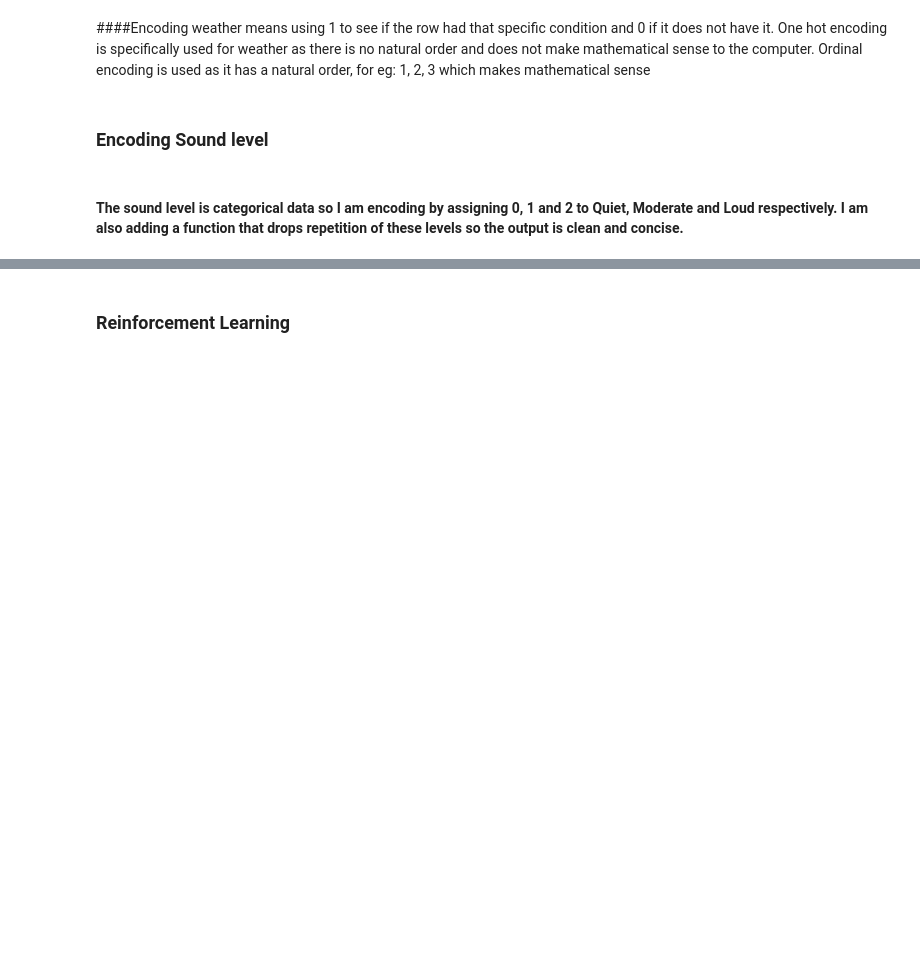
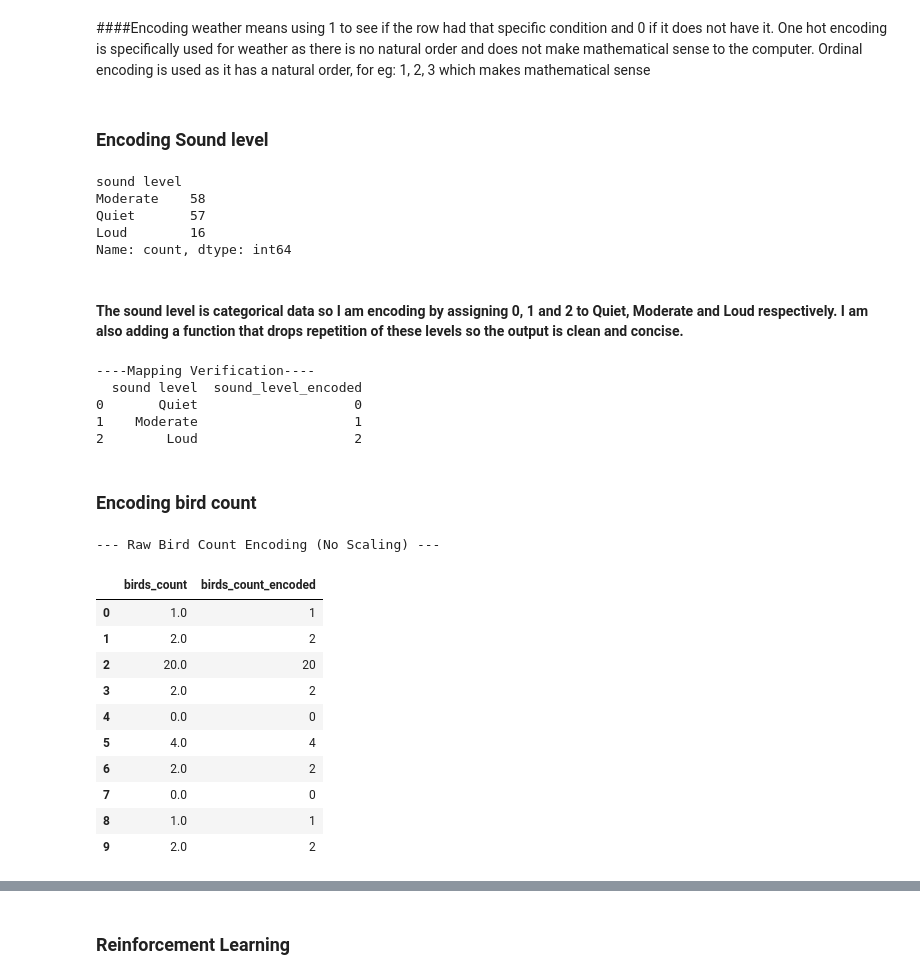
Before and after one commit to nandita010/ml-campusproject-colab, a Jupyter notebook: CampusWalkDataset.ipynb, the cells around one changed output, grey strips where cells are left out. Cells and saved outputs as stored; diff of their text form; code cells hidden in the pictures; blank space fills up the shorter version.

```diff
--- a/CampusWalkDataset.ipynb
+++ b/CampusWalkDataset.ipynb
@@ -228,16 +229,20 @@ windy             4
 Name: count, dtype: int64
 # %%
 import pandas as pd
-#performing one_hot encoding using pandas to get dummies
-weather encoded = pd.get_dummies(
-df['weather'],
-prefix='weather'),
-np.dtype=int
+import numpy as np
+
+# performing one_hot encoding using pandas to get dummies
+weather_encoded = pd.get_dummies(
+    df['weather'],
+    prefix='weather',
+    dtype=int
 )
 
-df.pd.concat([df, weather_encoded], axis=1)
-print(df.['weather'].value_counts(dropna=False))
+# Concatenate and assign back to df
+df = pd.concat([df, weather_encoded], axis=1)
+
+print(df['weather'].value_counts(dropna=False))
 
 print("\n--- Encoded Weather Columns----")
-display(df.filter(like='weather_')).head())
+display(df.filter(like='weather_').head())
 # %% [output]
@@ -251,6 +269,12 @@ if 'sound level' in df.columns:
     print(df['sound level'].value_counts(dropna=False))
 else:
     print('sound level not found')
+# %% [output]
+sound level
+Moderate    58
+Quiet       57
+Loud        16
+Name: count, dtype: int64
 # %% [markdown]
 #### The sound level is categorical data so I am encoding by assigning 0, 1 and 2 to Quiet, Moderate and Loud respectively. I am also adding a function that drops repetition of these levels so the output is clean and concise.
 # %%
@@ -267,3 +291,30 @@ print("----Mapping Verification----")
 print(df[['sound level', 'sound_level_encoded']]
       .drop_duplicates()
       .reset_index(drop= True))
+# %% [output]
+----Mapping Verification----
+  sound level  sound_level_encoded
+0       Quiet                    0
+1    Moderate                    1
+2        Loud                    2
+# %% [markdown]
+### Encoding  bird count
+# %%
+# Keeping the raw bird counts directly as integers (no scaling or binning)
+df['birds_count_encoded'] = df['birds_count'].astype(int)
+
+print("--- Raw Bird Count Encoding (No Scaling) ---")
+display(df[['birds_count', 'birds_count_encoded']].head(10))
+# %% [output]
+--- Raw Bird Count Encoding (No Scaling) ---
+|  | birds_count | birds_count_encoded |
+| 0 | 1.0 | 1 |
+| 1 | 2.0 | 2 |
+| 2 | 20.0 | 20 |
+| 3 | 2.0 | 2 |
+| 4 | 0.0 | 0 |
+| 5 | 4.0 | 4 |
+| 6 | 2.0 | 2 |
+| 7 | 0.0 | 0 |
+| 8 | 1.0 | 1 |
+| 9 | 2.0 | 2 |
```
Also changed, not shown: parts of 19 cells of this notebook.
